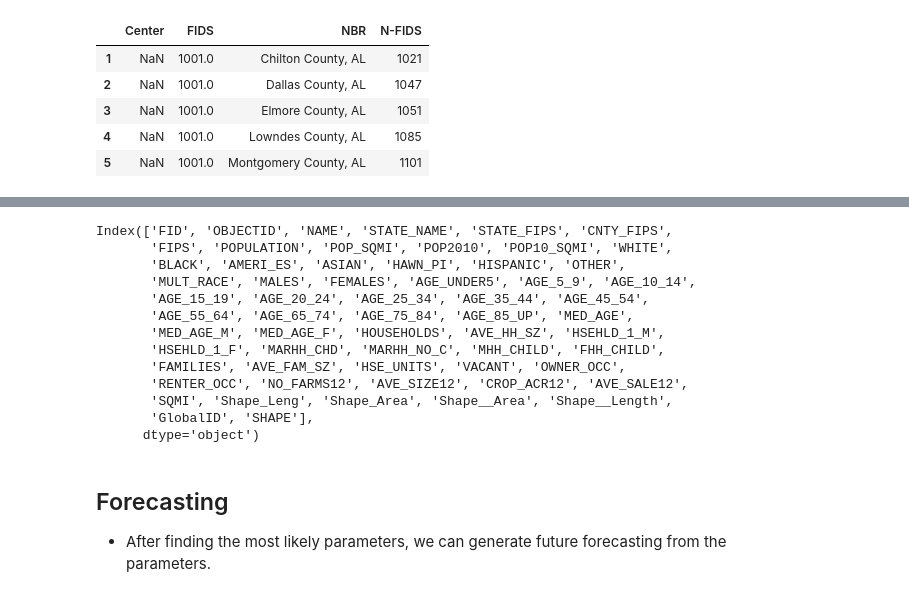
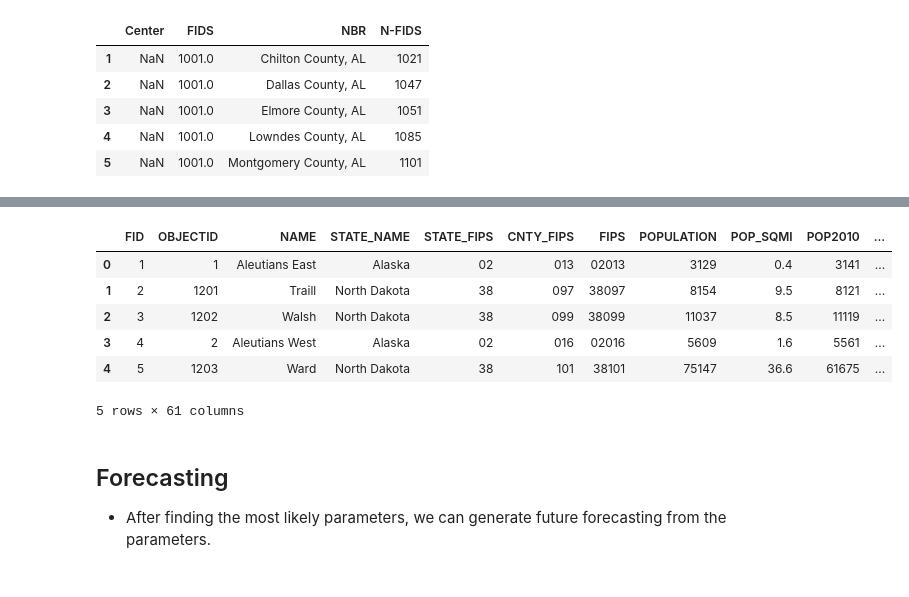
Before and after one commit to wendyw1999/epidemiology_capstone_project, a Jupyter notebook: notebooks/Stimulation 2.ipynb, the cells around one changed output, grey strips where cells are left out. Drawn from its saved outputs; the diff is of its cells as text; code cells hidden in the pictures.

```diff
--- a/notebooks/Stimulation 2.ipynb
+++ b/notebooks/Stimulation 2.ipynb
@@ -554,19 +481,13 @@ def find_neighbor(code):
 # %%
-counties.columns
+counties.head()
 # %% [output]
+|  | FID | OBJECTID | NAME | STATE_NAME | STATE_FIPS | CNTY_FIPS | FIPS | POPULATION | POP_SQMI | POP2010 | ... |
+| 0 | 1 | 1 | Aleutians East | Alaska | 02 | 013 | 02013 | 3129 | 0.4 | 3141 | ... |
+| 1 | 2 | 1201 | Traill | North Dakota | 38 | 097 | 38097 | 8154 | 9.5 | 8121 | ... |
+| 2 | 3 | 1202 | Walsh | North Dakota | 38 | 099 | 38099 | 11037 | 8.5 | 11119 | ... |
+| 3 | 4 | 2 | Aleutians West | Alaska | 02 | 016 | 02016 | 5609 | 1.6 | 5561 | ... |
+| 4 | 5 | 1203 | Ward | North Dakota | 38 | 101 | 38101 | 75147 | 36.6 | 61675 | ... |
-Index(['FID', 'OBJECTID', 'NAME', 'STATE_NAME', 'STATE_FIPS', 'CNTY_FIPS',
-       'FIPS', 'POPULATION', 'POP_SQMI', 'POP2010', 'POP10_SQMI', 'WHITE',
-       'BLACK', 'AMERI_ES', 'ASIAN', 'HAWN_PI', 'HISPANIC', 'OTHER',
-       'MULT_RACE', 'MALES', 'FEMALES', 'AGE_UNDER5', 'AGE_5_9', 'AGE_10_14',
-       'AGE_15_19', 'AGE_20_24', 'AGE_25_34', 'AGE_35_44', 'AGE_45_54',
-       'AGE_55_64', 'AGE_65_74', 'AGE_75_84', 'AGE_85_UP', 'MED_AGE',
-       'MED_AGE_M', 'MED_AGE_F', 'HOUSEHOLDS', 'AVE_HH_SZ', 'HSEHLD_1_M',
-       'HSEHLD_1_F', 'MARHH_CHD', 'MARHH_NO_C', 'MHH_CHILD', 'FHH_CHILD',
-       'FAMILIES', 'AVE_FAM_SZ', 'HSE_UNITS', 'VACANT', 'OWNER_OCC',
-       'RENTER_OCC', 'NO_FARMS12', 'AVE_SIZE12', 'CROP_ACR12', 'AVE_SALE12',
-       'SQMI', 'Shape_Leng', 'Shape_Area', 'Shape__Area', 'Shape__Length',
-       'GlobalID', 'SHAPE'],
-      dtype='object')
+5 rows × 61 columns
 # %% [markdown]
 ## Forecasting
 - After finding the most likely parameters, we can generate future forecasting from the parameters.
```
Also changed, not shown: parts of 9 cells of this notebook.
